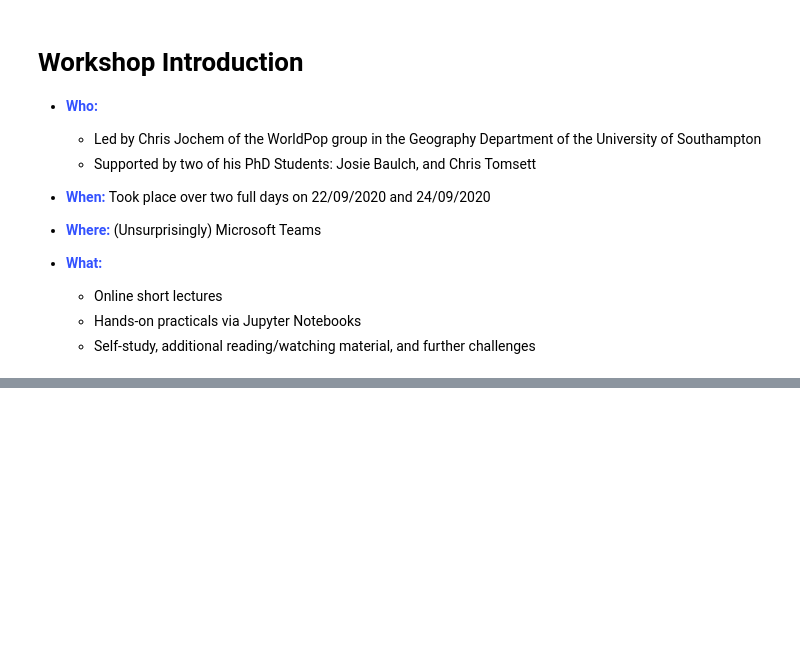
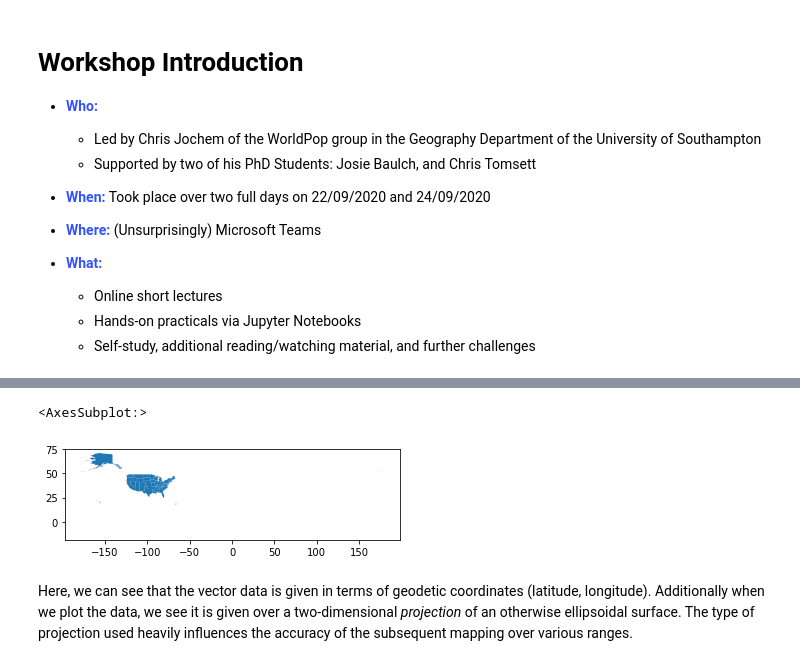
Before and after one commit to liamtope/py-geospatial-2020, a Jupyter notebook: ngcm-presentation/py-geospatial-slides.ipynb, the cells around one changed output, grey strips where cells are left out. Cells and saved outputs as stored; diff of their text form; code cells hidden in the pictures; blank space fills up the shorter version.

```diff
--- a/ngcm-presentation/py-geospatial-slides.ipynb
+++ b/ngcm-presentation/py-geospatial-slides.ipynb
@@ -51,0 +79,10 @@ div.text_cell_render {
+# %%
+# import packages
+import geopandas as gpd
+import pandas as pd
+
+# load example vector data - a set of US states from the US Census Bureau
+filepath = '../data/cb_2018_us_state_500k.shp.zip'
+gdf = gpd.read_file('zip://' + filepath)
+
+gdf.head()
@@ -51,0 +108,11 @@ div.text_cell_render {
+# %%
+# Plot GeoDataFrame
+gdf.plot()
+# %% [output]
+<AxesSubplot:>
+[figure, added]
+# %% [markdown]
+Here, we can see that the vector data is given in terms of geodetic coordinates (latitude, longitude).
+Additionally when we plot the data, we see it is given over a two-dimensional *projection* of an otherwise
+ellipsoidal surface. The type of projection used heavily influences the accuracy of the subsequent mapping over
+various ranges.
```
Also changed, not shown: parts of 24 cells of this notebook.
